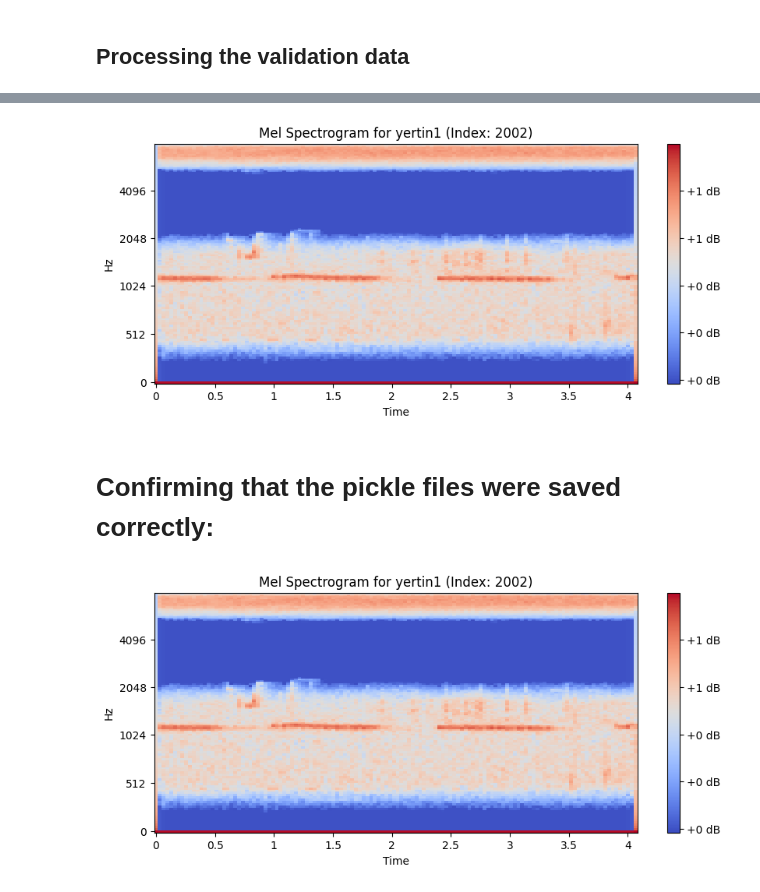
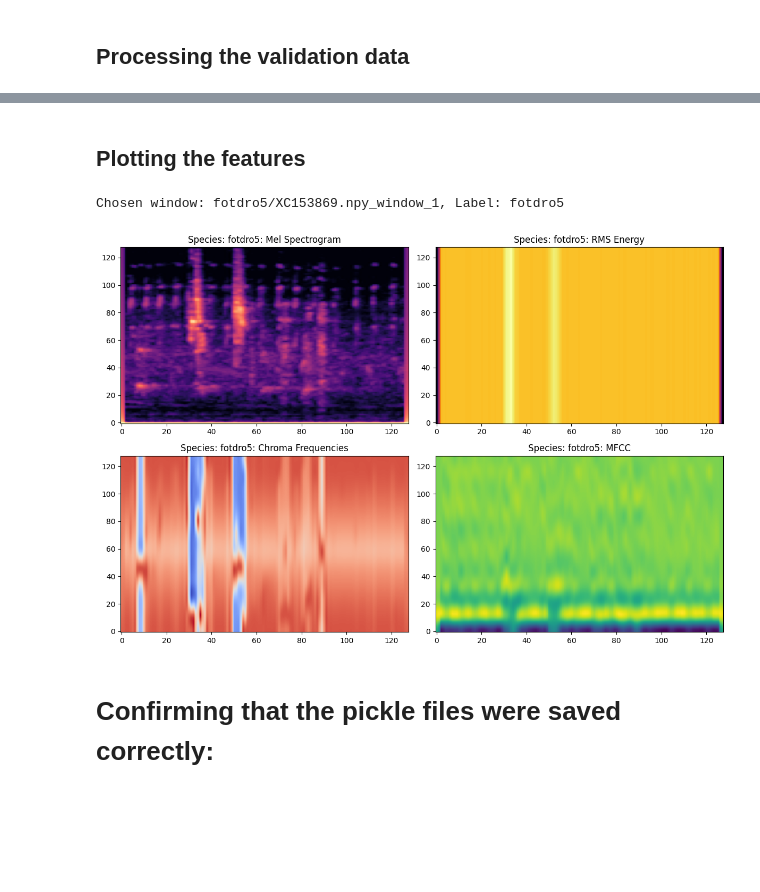
Before and after one commit to Thato-Mot/Final-Version-Of-Bird-Classification-Project, a Jupyter notebook: Stage-3/stage-3-train-val-split.ipynb, the cells around one changed output, grey strips where cells are left out. Drawn from its saved outputs; the diff is of its cells as text; code cells hidden in the pictures; blank space fills up the shorter version.

```diff
--- a/Stage-3/stage-3-train-val-split.ipynb
+++ b/Stage-3/stage-3-train-val-split.ipynb
@@ -470,4 +431,41 @@ def view_mel_spectrogram_by_index(train_mel_spectrograms, index, isTrain=True):
-# %%
-view_mel_spectrogram_by_index(train_mel_spectrograms, 2002)
-# %% [output]
-[figure, removed]
+# %% [markdown]
+## Plotting the features
+# %%
+# Function to plot the features (Mel spectrogram, RMS Energy, Chroma, MFCC)
+def plot_features(feature_set, title_prefix="Window Features"):
+    fig, axs = plt.subplots(2, 2, figsize=(12, 8))
+
+    # Mel Spectrogram
+    axs[0, 0].imshow(feature_set["mel_spectrogram"], aspect='auto', origin='lower', cmap='magma')
+    axs[0, 0].set_title(f'{title_prefix}: Mel Spectrogram')
+
+    # RMS Energy
+    axs[0, 1].imshow(feature_set["rms_energy"], aspect='auto', origin='lower', cmap='inferno')
+    axs[0, 1].set_title(f'{title_prefix}: RMS Energy')
+
+    # Chroma
+    axs[1, 0].imshow(feature_set["chroma"], aspect='auto', origin='lower', cmap='coolwarm')
+    axs[1, 0].set_title(f'{title_prefix}: Chroma Frequencies')
+
+    # MFCC
+    axs[1, 1].imshow(feature_set["mfcc"], aspect='auto', origin='lower', cmap='viridis')
+    axs[1, 1].set_title(f'{title_prefix}: MFCC')
+
+    # Layout adjustment
+    plt.tight_layout()
+    plt.show()
+# %%
+# Function to choose a window and plot its features
+def choose_and_plot_window(train_features, specific_key=None):
+    # If specific_key is provided, use that; otherwise, choose a random key
+    if specific_key is None:
+        chosen_key = random.choice(list(train_features.keys()))
+    else:
+        chosen_key = specific_key
+
+    # Extract features and label from the selected window
+    feature_set, label = train_features[chosen_key]
+
+    # Plot the features for the chosen window
+    print(f"Chosen window: {chosen_key}, Label: {label}")
+    plot_features(feature_set, title_prefix=f"Species: {label}")
@@ -474,3 +476,8 @@ view_mel_spectrogram_by_index(train_mel_spectrograms, 2002)
+# %%
+choose_and_plot_window(train_features)
+# %% [output]
+Chosen window: fotdro5/XC153869.npy_window_1, Label: fotdro5
+[figure, added]
 # %% [markdown]
 # Confirming that the pickle files were saved correctly:
 # %%
@@ -479,4 +485,0 @@ with open(train_pkl_path, 'rb') as f:
-# %%
-view_mel_spectrogram_by_index(train_mel_spectrograms_2, 2002)
-# %% [output]
-[figure, removed]
```
Also changed, not shown: parts of 8 cells of this notebook, 1 other file.
